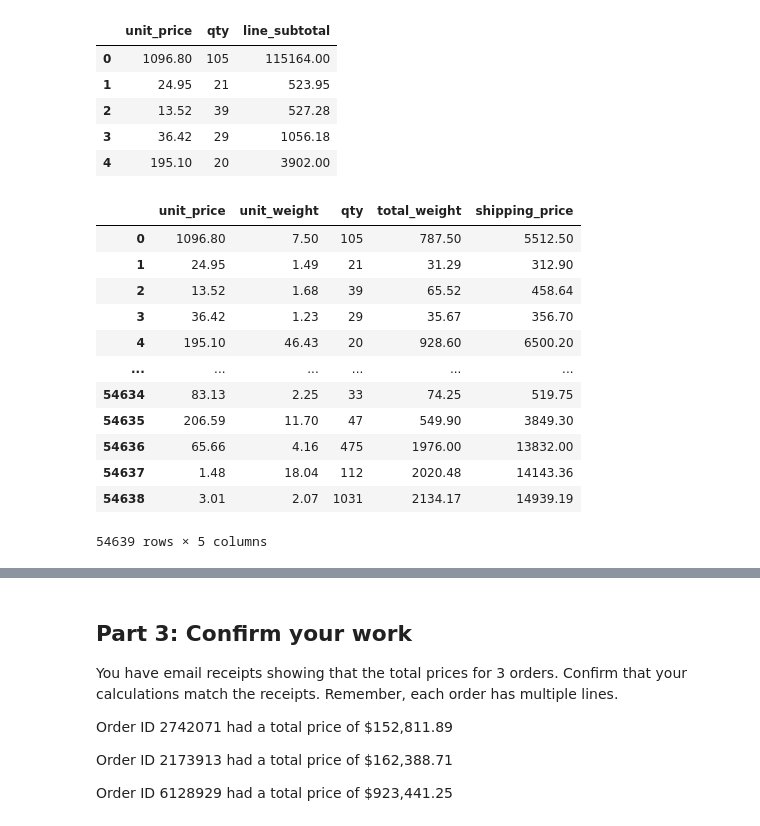
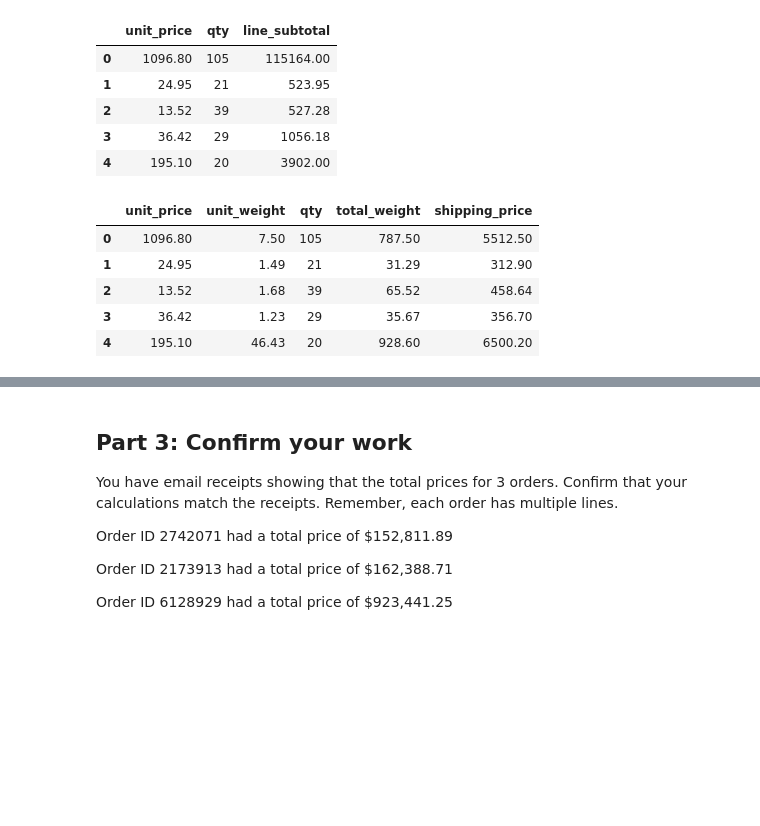
Before and after one commit to BJCross101/pandas-challenge-1, a Jupyter notebook: module_4_challenge.ipynb, the cells around one changed output, grey strips where cells are left out. Drawn from its saved outputs; the diff is of its cells as text; code cells hidden in the pictures; blank space fills up the shorter version.

```diff
--- a/module_4_challenge.ipynb
+++ b/module_4_challenge.ipynb
@@ -190,38 +161,30 @@ output_df.head()
 # %%
 # Create a column for shipping price.
 # Assume a shipping price of $7 per pound
 # for orders over 50 pounds and $10 per
 # pound for items 50 pounds or under.
-# Define a function to calculate shipping price based on weight
-# Define a function to calculate total shipping price based on weight and quantity
-# Create a column for total weight
+def calculate_shipping_price(row):
+   unit_weight = row['unit_weight']
+   qty = row['qty']
+   if unit_weight * qty > 50:
+      return (unit_weight * qty) * 7
+   else:
+      return (unit_weight * qty) * 10
+
+# creating a column for total weight:
+
 df['total_weight'] = df['unit_weight'] * df['qty']
 
-# Define a function to calculate total shipping price based on total weight
-def calculate_total_shipping_price(total_weight):
-    shipping_price_per_pound = 7 if total_weight > 50 else 10  # Determine shipping price per pound
-    total_shipping_price = shipping_price_per_pound * total_weight  # Calculate total shipping price
-    return total_shipping_price
-
-# Create a new column 'shipping_price' by applying the function to the 'total_weight' column
-df['shipping_price'] = df['total_weight'].apply(calculate_total_shipping_price)
-
-
-df[['unit_price', 'unit_weight', 'qty', 'total_weight', 'shipping_price']]
+# # next creating and displaying a 'shipping_price' column
+df['shipping_price'] = df.apply(calculate_shipping_price, axis=1)
+df[['unit_price', 'unit_weight', 'qty', 'total_weight', 'shipping_price' ]].head()
 # %% [output]
 |  | unit_price | unit_weight | qty | total_weight | shipping_price |
 | 0 | 1096.80 | 7.50 | 105 | 787.50 | 5512.50 |
 | 1 | 24.95 | 1.49 | 21 | 31.29 | 312.90 |
 | 2 | 13.52 | 1.68 | 39 | 65.52 | 458.64 |
 | 3 | 36.42 | 1.23 | 29 | 35.67 | 356.70 |
 | 4 | 195.10 | 46.43 | 20 | 928.60 | 6500.20 |
-| ... | ... | ... | ... | ... | ... |
-| 54634 | 83.13 | 2.25 | 33 | 74.25 | 519.75 |
-| 54635 | 206.59 | 11.70 | 47 | 549.90 | 3849.30 |
-| 54636 | 65.66 | 4.16 | 475 | 1976.00 | 13832.00 |
-| 54637 | 1.48 | 18.04 | 112 | 2020.48 | 14143.36 |
-| 54638 | 3.01 | 2.07 | 1031 | 2134.17 | 14939.19 |
-54639 rows × 5 columns
 # %%
 # Create a column for the total price
 # using the subtotal and the shipping price
```
Also changed, not shown: parts of 16 cells of this notebook.
